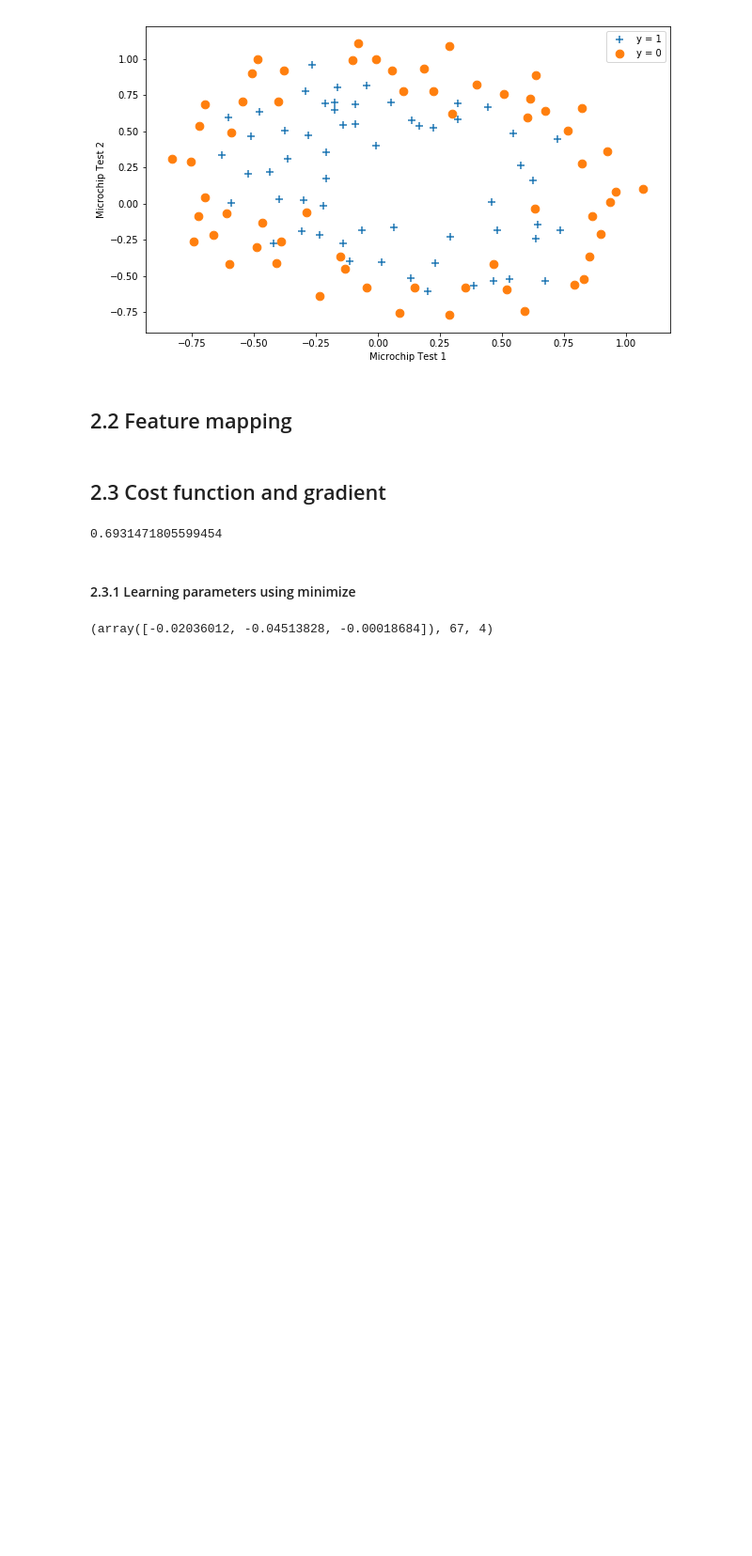
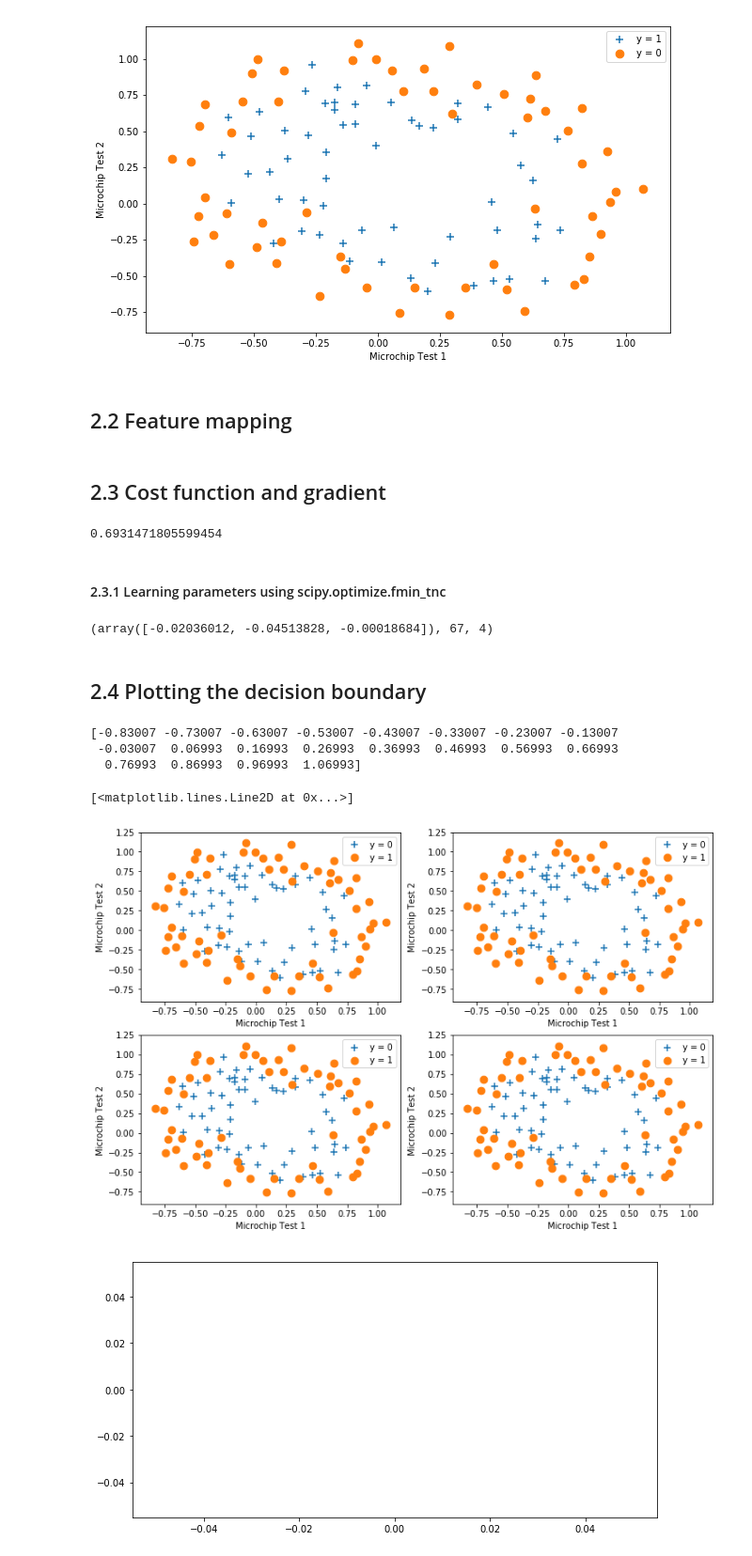
Before and after one commit to fqwerty/logicstic-regression, a Jupyter notebook: logistic_regression.ipynb, the cells around one changed output. Shown: that part at 94% size. Drawn from its saved outputs; the diff is of its cells as text; code cells hidden in the pictures; blank space fills up the shorter version.

```diff
--- a/logistic_regression.ipynb
+++ b/logistic_regression.ipynb
@@ -33,7 +33,7 @@ n= x.shape[1] # number of features
 
 theta = np.zeros((n,1))
 # %%
-def visualizeData():
+def plotData(axes):
     admittionResults = itemsMatrix[2]
     negativeIndices = admittionResults == 0
     positiveIndices = admittionResults == 1
@@ -41,7 +41,6 @@ def visualizeData():
     posx = itemsMatrix[:-1,positiveIndices]
     negx = itemsMatrix[:-1, negativeIndices]
 
-    fig, axes = plt.subplots(figsize=(10,6))
     axes.scatter(negx[0], negx[1], marker='o', label='Not admitted')
     axes.scatter(posx[0], posx[1], marker='*', label='Admitted')
     axes.set_xlabel('Exam 1 score')
@@ -49,7 +48,8 @@ def visualizeData():
     axes.grid(True)
     g = axes.legend() #g = garbage
 
-visualizeData()
+fig, axes = plt.subplots(figsize = (10,6))
+plotData(axes)
 # %% [output]
 [figure]
 # %% [markdown]
@@ -260,7 +261,7 @@ cost(initial_theta,x,y,0)
 # %% [output]
 0.6931471805599454
 # %% [markdown]
-<h4> 2.3.1 Learning parameters using minimize </h4>
+<h4> 2.3.1 Learning parameters using scipy.optimize.fmin_tnc </h4>
 # %%
 import scipy.optimize as opt
 
@@ -270,3 +271,43 @@ result = opt.fmin_tnc(func=cost, x0=initial_theta, fprime=gradient, args=(x, y,
 result
 # %% [output]
 (array([-0.02036012, -0.04513828, -0.00018684]), 67, 4)
+# %% [markdown]
+<h2> 2.4 Plotting the decision boundary </h2>
+# %%
+fig, axes = plt.subplots(nrows = 2, ncols = 2, figsize=(12, 8))
+
+def plotData(axes):
+    axes.set_xlabel('Microchip Test 1')
+    axes.set_ylabel('Microchip Test 2')
+
+    posx = y.flatten() == 1
+    negx = y.flatten() == 0
+
+    axes.scatter(x[posx,1], x[posx,2], marker='+', s = 75, label= 'y = 0')
+    axes.scatter(x[negx,1], x[negx,2], marker='o', s = 75, label= 'y = 1')
+    axes.legend()
+
+
+for i in range(2):
+    for j in range(2):
+        plotData(axes[i,j])
+
+
+
+# find x1 and x2 values that makes x.dot(theta) = 0
+# if h = theta0 + theta1*x1 + theta2*x2 = 0 then x2 = ?
+x1 = x[:,1]
+x2 = x[:,2]
+x1range = np.arange(x1.min(), x1.max(), .1)
+x2range = -(theta[0]+theta[1]*x1range)/theta[2]
+print(x1range)
+
+fig, axes = plt.subplots(figsize=(10,5))
+axes.plot(x1range,x2range)
+# %% [output]
+[-0.83007 -0.73007 -0.63007 -0.53007 -0.43007 -0.33007 -0.23007 -0.13007
+ -0.03007  0.06993  0.16993  0.26993  0.36993  0.46993  0.56993  0.66993
+  0.76993  0.86993  0.96993  1.06993]
+[<matplotlib.lines.Line2D at 0x...>]
+[figure, added]
+[figure, added]
```
Also changed, not shown: parts of 1 cell of this notebook.
